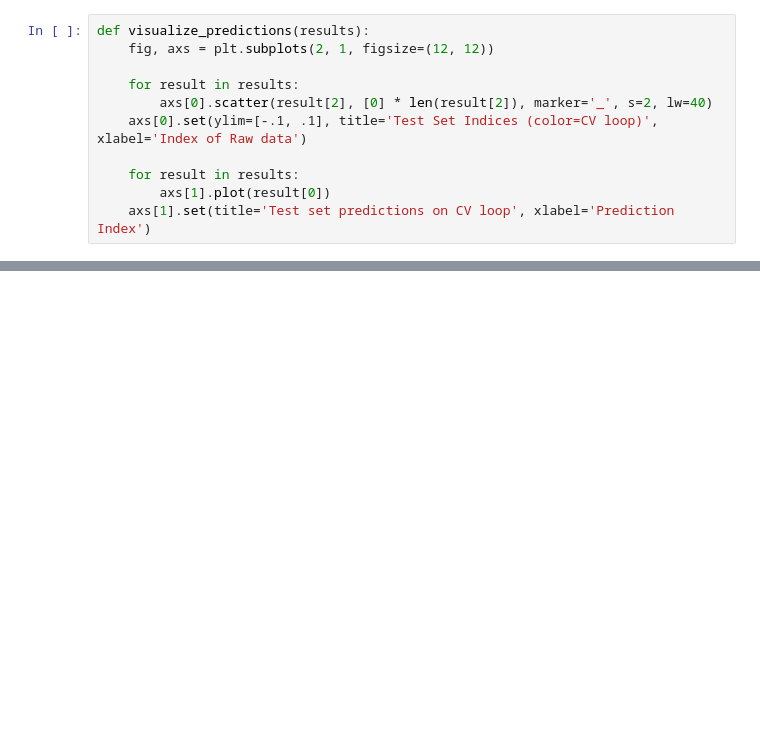
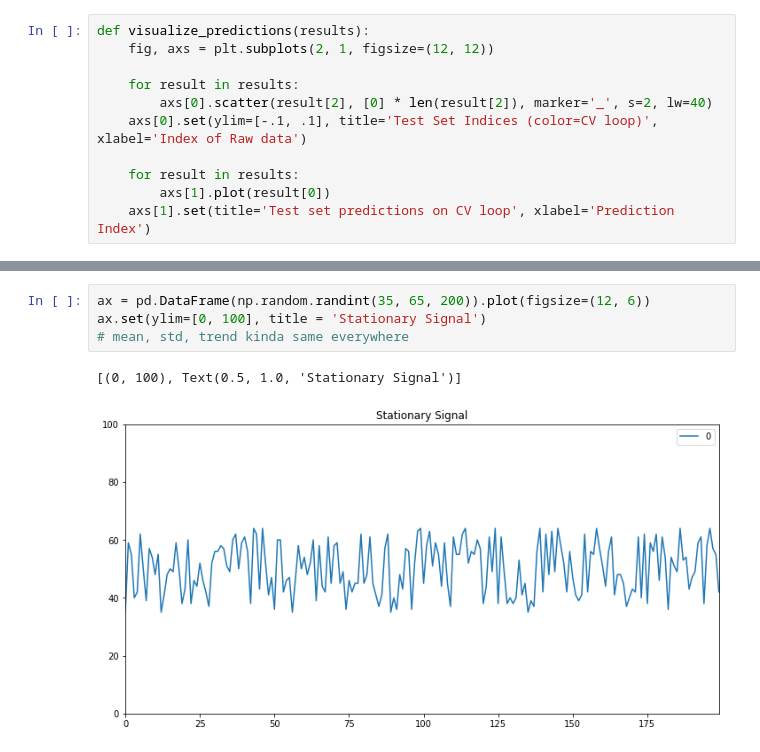
Before and after one commit to jassi-bhullar/ml_time_series_data, a Jupyter notebook: ML Time Series Data.ipynb, the cells around one changed output, grey strips where cells are left out. Drawn from its saved outputs; the diff is of its cells as text; blank space fills up the shorter version.

```diff
--- a/ML Time Series Data.ipynb
+++ b/ML Time Series Data.ipynb
@@ -677,0 +660,7 @@ for ii, (tr, tt) in enumerate(cv.split(X)):
+# %%
+ax = pd.DataFrame(np.random.randint(35, 65, 200)).plot(figsize=(12, 6))
+ax.set(ylim=[0, 100], title = 'Stationary Signal')
+# mean, std, trend kinda same everywhere
+# %% [output]
+[(0, 100), Text(0.5, 1.0, 'Stationary Signal')]
+[figure, added]
```
Also changed, not shown: parts of 24 cells of this notebook.
